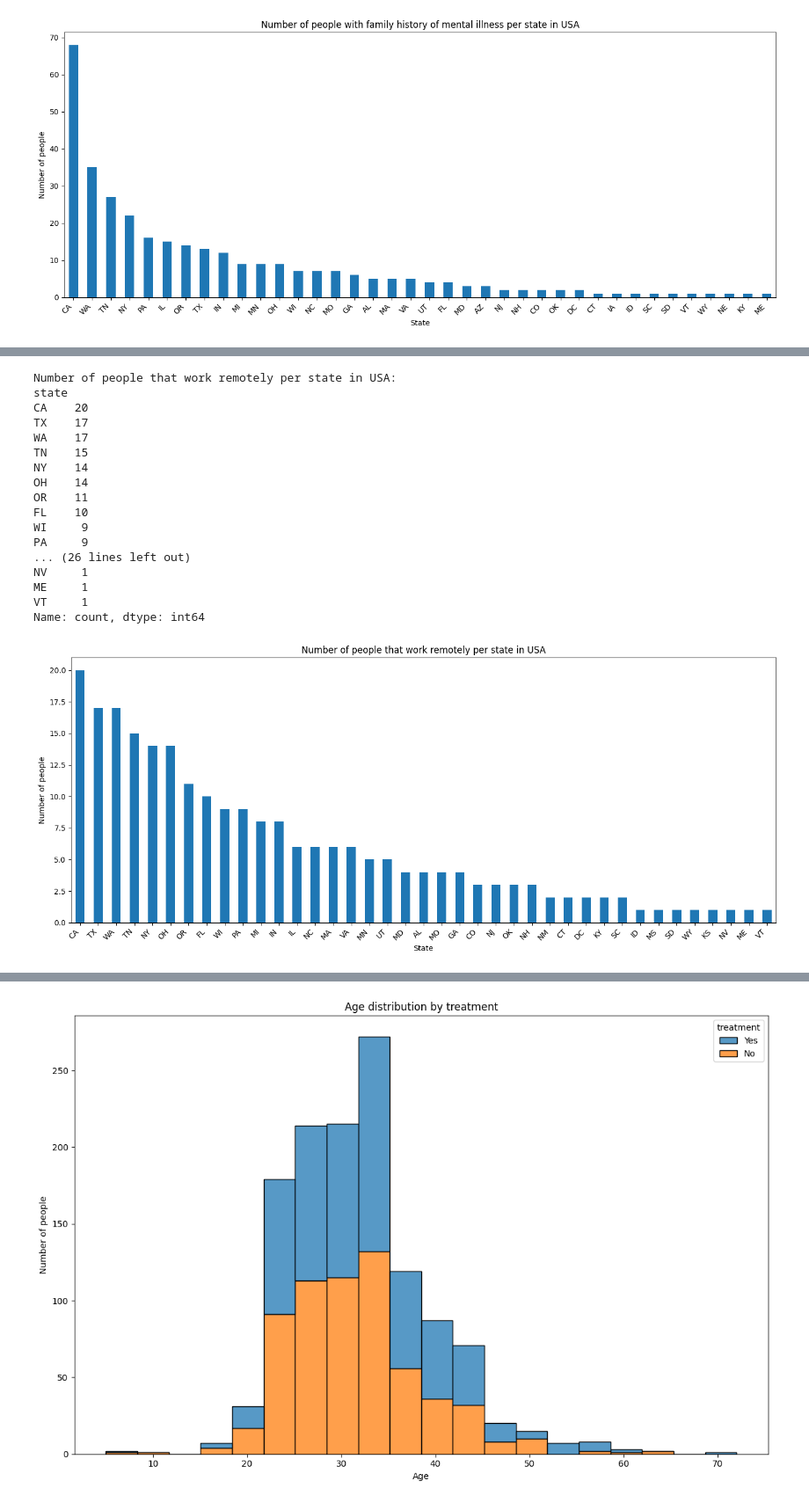
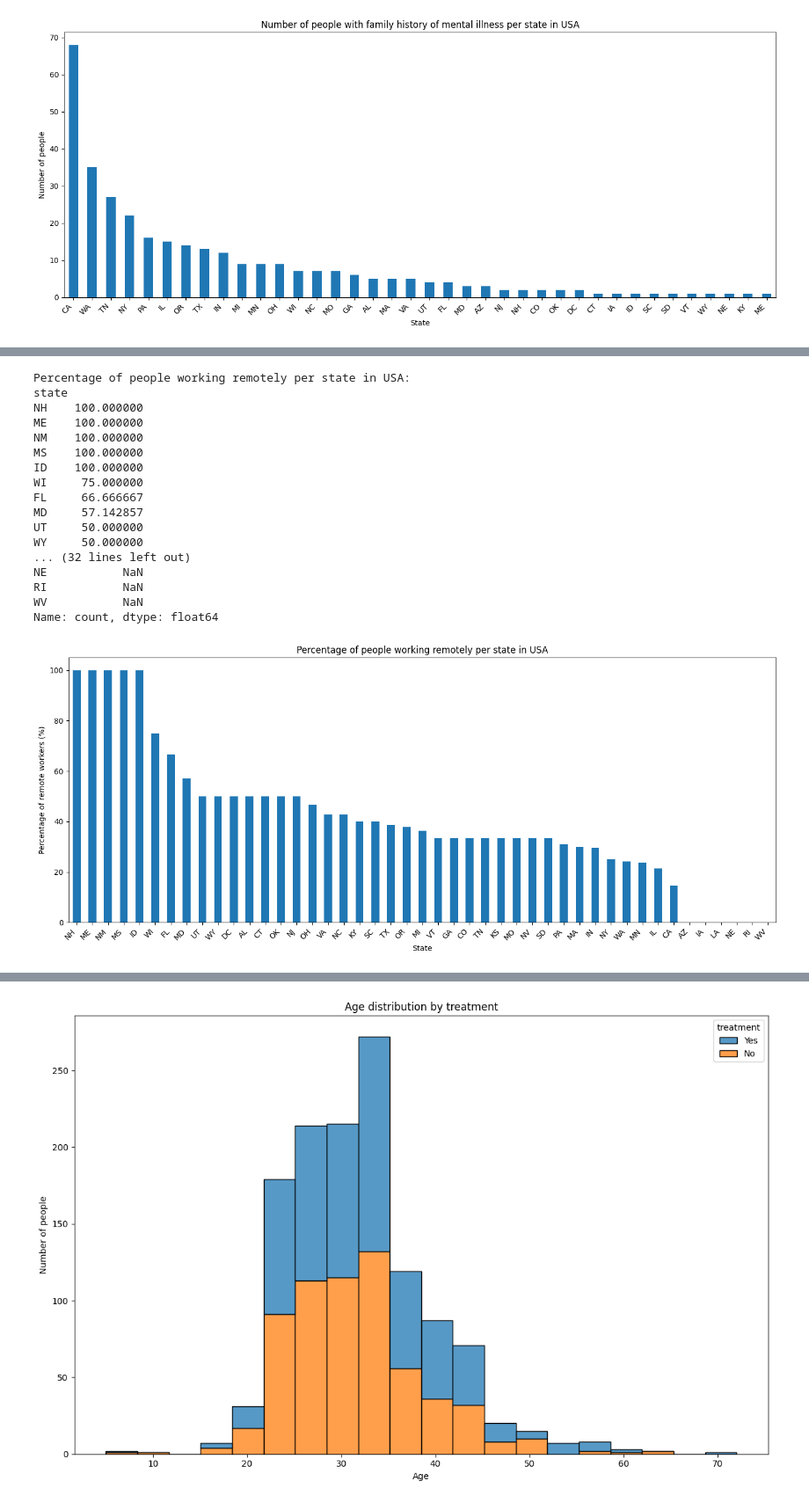
Before and after one commit to janek-j/intro_to_data_analytics, a Jupyter notebook: lab1/advanced/mental_health_exploration.ipynb, the cells around one changed output, grey strips where cells are left out. Shown at 88% size. Cells and saved outputs as stored; diff of their text form; code cells hidden in the pictures.

```diff
--- a/lab1/advanced/mental_health_exploration.ipynb
+++ b/lab1/advanced/mental_health_exploration.ipynb
@@ -261,35 +269,37 @@ Name: count, dtype: int64
 # %%
-#Number of people that work remotely per state in USA
-
-remote_work_per_state = data[(data['remote_work'] == 'Yes') & (data['Country'] == 'United States')]['state'].value_counts() #NA means that the state is not applicable (e.g. outside of USA)
-print(f"\nNumber of people that work remotely per state in USA: \n{remote_work_per_state}")
-#plot
+# Percentage of people working remotely per state in USA
+remote_work_per_state = data[(data['Country'] == 'United States')]['state'].value_counts()
+remote_workers_per_state = data[(data['remote_work'] == 'Yes') & (data['Country'] == 'United States')]['state'].value_counts()
+percentage_remote = (remote_workers_per_state / remote_work_per_state * 100).sort_values(ascending=False)
+print(f"\nPercentage of people working remotely per state in USA: \n{percentage_remote}")
+# Plot
 plt.figure(figsize=(14,6))
-ax = remote_work_per_state.plot(kind='bar', title='Number of people that work remotely per state in USA')
+ax = percentage_remote.plot(kind='bar', title='Percentage of people working remotely per state in USA')
 ax.set_xlabel('State')
-ax.set_ylabel('Number of people')
-plt.xticks(rotation=45, ha='right') #allign and rotate x labels to ensure proper visibility
+ax.set_ylabel('Percentage of remote workers (%)')
+plt.xticks(rotation=45, ha='right') # Align and rotate x labels for better visibility
 plt.tight_layout()
 plt.show()
+# This bar chart shows the percentage of remote workers in each US state, relative to all survey respondents from that state.
 # %% [output]
-Number of people that work remotely per state in USA:
+Percentage of people working remotely per state in USA:
 state
-CA    20
-TX    17
-WA    17
-TN    15
-NY    14
-OH    14
-OR    11
-FL    10
-WI     9
-PA     9
-... (26 lines left out)
-NV     1
-ME     1
-VT     1
-Name: count, dtype: int64
+NH    100.000000
+ME    100.000000
+NM    100.000000
+MS    100.000000
+ID    100.000000
+WI     75.000000
+FL     66.666667
+MD     57.142857
+UT     50.000000
+WY     50.000000
+... (32 lines left out)
+NE           NaN
+RI           NaN
+WV           NaN
+Name: count, dtype: float64
-[figure, old version]
+[figure, new version]
 # %%
 #Do people with a family history of mental illness seek treatment more often?
 
```
Also changed, not shown: parts of 10 cells of this notebook.
